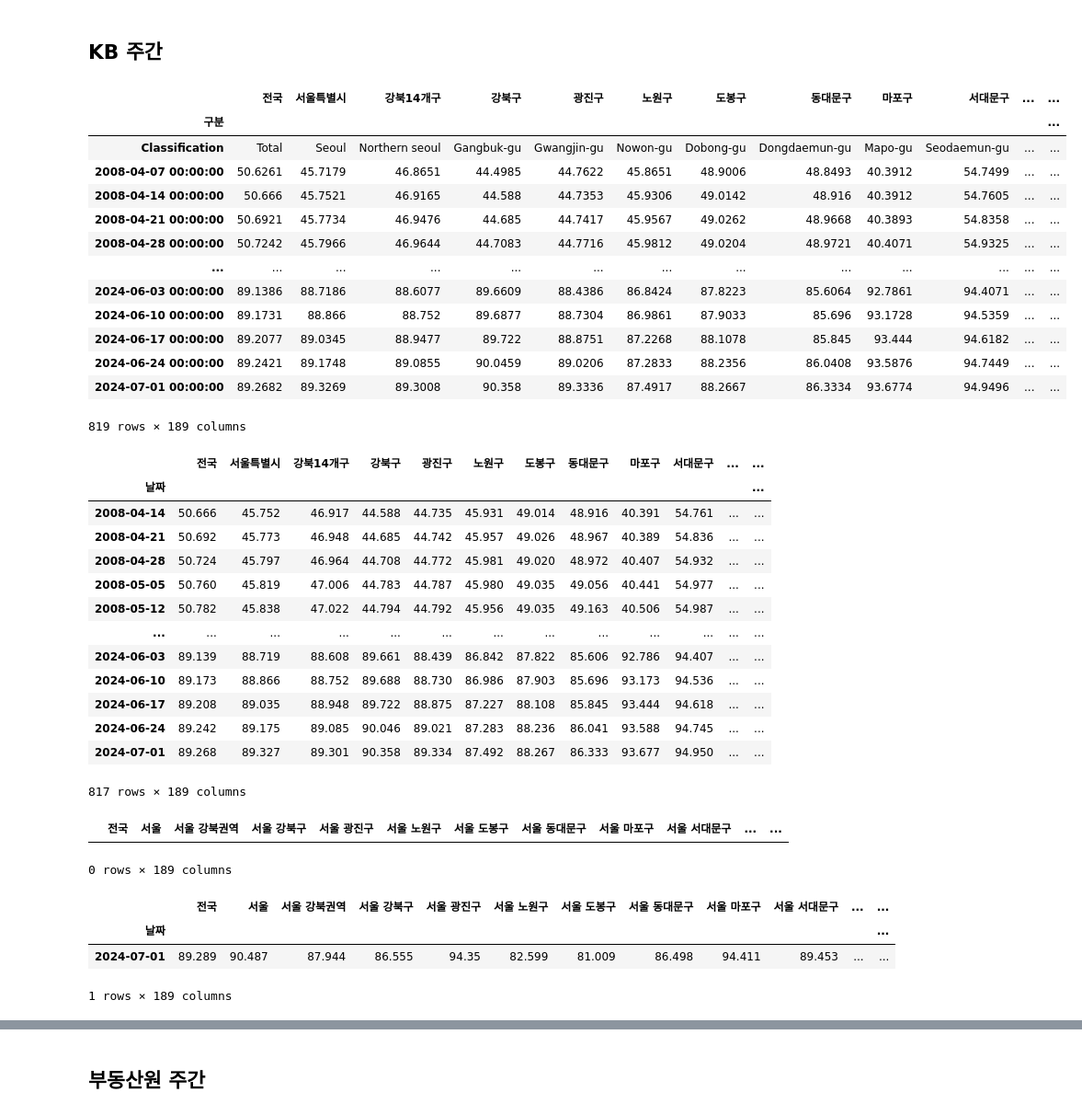
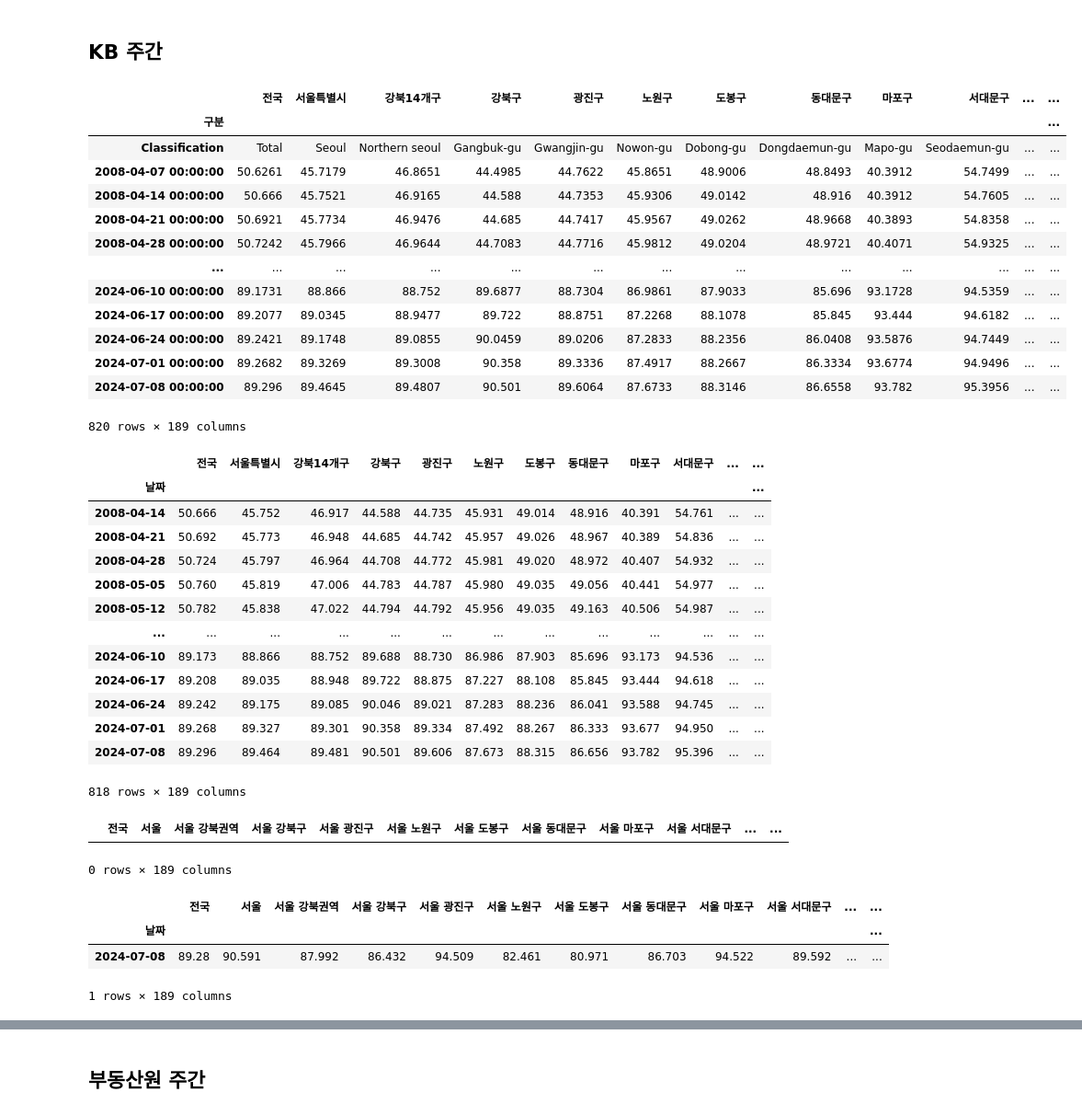
Before and after one commit to sizipusx/fundamental, a Jupyter notebook: jupyterlab/주간 부동산 업데이트.ipynb, the cells around one changed output, grey strips where cells are left out. Shown at 92% size. Saved outputs shown, nothing was run; the diff lists cells and outputs as text; code cells hidden in the pictures.

```diff
--- a/jupyterlab/주간 부동산 업데이트.ipynb
+++ b/jupyterlab/주간 부동산 업데이트.ipynb
@@ -17,26 +17,26 @@ conn = sqlite3.connect('C://Users/sizip/Documents/GitHub/fundamental/files/weekl
 ## KB 주간
 # %%
 # 연결 1
-file_path = "C://Users/sizip/OneDriveData/개인/data/부동산 기본 파일/20240701_주간시계열.xlsx"
+file_path = "C://Users/sizip/OneDriveData/개인/data/부동산 기본 파일/20240708_주간시계열.xlsx"
 kbm_dict = pd.ExcelFile(file_path)
 mdf = kbm_dict.parse("3.매매지수", skiprows=1, index_col=0, parse_dates=True)
 jdf = kbm_dict.parse("4.전세지수", skiprows=1, index_col=0, parse_dates=True)
 jdf
 # %% [output]
 |  | 전국 | 서울특별시 | 강북14개구 | 강북구 | 광진구 | 노원구 | 도봉구 | 동대문구 | 마포구 | 서대문구 | ... | ... |
 | 구분 |  |  |  |  |  |  |  |  |  |  |  | ... |
 | Classification | Total | Seoul | Northern seoul | Gangbuk-gu | Gwangjin-gu | Nowon-gu | Dobong-gu | Dongdaemun-gu | Mapo-gu | Seodaemun-gu | ... | ... |
 | 2008-04-07 00:00:00 | 50.6261 | 45.7179 | 46.8651 | 44.4985 | 44.7622 | 45.8651 | 48.9006 | 48.8493 | 40.3912 | 54.7499 | ... | ... |
 | 2008-04-14 00:00:00 | 50.666 | 45.7521 | 46.9165 | 44.588 | 44.7353 | 45.9306 | 49.0142 | 48.916 | 40.3912 | 54.7605 | ... | ... |
 | 2008-04-21 00:00:00 | 50.6921 | 45.7734 | 46.9476 | 44.685 | 44.7417 | 45.9567 | 49.0262 | 48.9668 | 40.3893 | 54.8358 | ... | ... |
 | 2008-04-28 00:00:00 | 50.7242 | 45.7966 | 46.9644 | 44.7083 | 44.7716 | 45.9812 | 49.0204 | 48.9721 | 40.4071 | 54.9325 | ... | ... |
 | ... | ... | ... | ... | ... | ... | ... | ... | ... | ... | ... | ... | ... |
-| 2024-06-03 00:00:00 | 89.1386 | 88.7186 | 88.6077 | 89.6609 | 88.4386 | 86.8424 | 87.8223 | 85.6064 | 92.7861 | 94.4071 | ... | ... |
 | 2024-06-10 00:00:00 | 89.1731 | 88.866 | 88.752 | 89.6877 | 88.7304 | 86.9861 | 87.9033 | 85.696 | 93.1728 | 94.5359 | ... | ... |
 | 2024-06-17 00:00:00 | 89.2077 | 89.0345 | 88.9477 | 89.722 | 88.8751 | 87.2268 | 88.1078 | 85.845 | 93.444 | 94.6182 | ... | ... |
 | 2024-06-24 00:00:00 | 89.2421 | 89.1748 | 89.0855 | 90.0459 | 89.0206 | 87.2833 | 88.2356 | 86.0408 | 93.5876 | 94.7449 | ... | ... |
 | 2024-07-01 00:00:00 | 89.2682 | 89.3269 | 89.3008 | 90.358 | 89.3336 | 87.4917 | 88.2667 | 86.3334 | 93.6774 | 94.9496 | ... | ... |
+| 2024-07-08 00:00:00 | 89.296 | 89.4645 | 89.4807 | 90.501 | 89.6064 | 87.6733 | 88.3146 | 86.6558 | 93.782 | 95.3956 | ... | ... |
-819 rows × 189 columns
+820 rows × 189 columns
 # %%
 mdf = mdf.iloc[2:mdf['전국'].count()]
 mdf.index.name="날짜"
@@ -56,12 +56,12 @@ jdf
 | 2008-05-05 | 50.760 | 45.819 | 47.006 | 44.783 | 44.787 | 45.980 | 49.035 | 49.056 | 40.441 | 54.977 | ... | ... |
 | 2008-05-12 | 50.782 | 45.838 | 47.022 | 44.794 | 44.792 | 45.956 | 49.035 | 49.163 | 40.506 | 54.987 | ... | ... |
 | ... | ... | ... | ... | ... | ... | ... | ... | ... | ... | ... | ... | ... |
-| 2024-06-03 | 89.139 | 88.719 | 88.608 | 89.661 | 88.439 | 86.842 | 87.822 | 85.606 | 92.786 | 94.407 | ... | ... |
 | 2024-06-10 | 89.173 | 88.866 | 88.752 | 89.688 | 88.730 | 86.986 | 87.903 | 85.696 | 93.173 | 94.536 | ... | ... |
 | 2024-06-17 | 89.208 | 89.035 | 88.948 | 89.722 | 88.875 | 87.227 | 88.108 | 85.845 | 93.444 | 94.618 | ... | ... |
 | 2024-06-24 | 89.242 | 89.175 | 89.085 | 90.046 | 89.021 | 87.283 | 88.236 | 86.041 | 93.588 | 94.745 | ... | ... |
 | 2024-07-01 | 89.268 | 89.327 | 89.301 | 90.358 | 89.334 | 87.492 | 88.267 | 86.333 | 93.677 | 94.950 | ... | ... |
+| 2024-07-08 | 89.296 | 89.464 | 89.481 | 90.501 | 89.606 | 87.673 | 88.315 | 86.656 | 93.782 | 95.396 | ... | ... |
-817 rows × 189 columns
+818 rows × 189 columns
 # %%
 header = header_excel.parse('KB')
 header
@@ -77,7 +77,7 @@ mlast_row
 # %% [output]
 |  | 전국 | 서울 | 서울 강북권역 | 서울 강북구 | 서울 광진구 | 서울 노원구 | 서울 도봉구 | 서울 동대문구 | 서울 마포구 | 서울 서대문구 | ... | ... |
 | 날짜 |  |  |  |  |  |  |  |  |  |  |  | ... |
-| 2024-07-01 | 89.289 | 90.487 | 87.944 | 86.555 | 94.35 | 82.599 | 81.009 | 86.498 | 94.411 | 89.453 | ... | ... |
+| 2024-07-08 | 89.28 | 90.591 | 87.992 | 86.432 | 94.509 | 82.461 | 80.971 | 86.703 | 94.522 | 89.592 | ... | ... |
 1 rows × 189 columns
 # %%
 mlast_row.to_sql("kbm", conn, if_exists="append")
```
Also changed, not shown: parts of 18 cells of this notebook, 1 other file.
